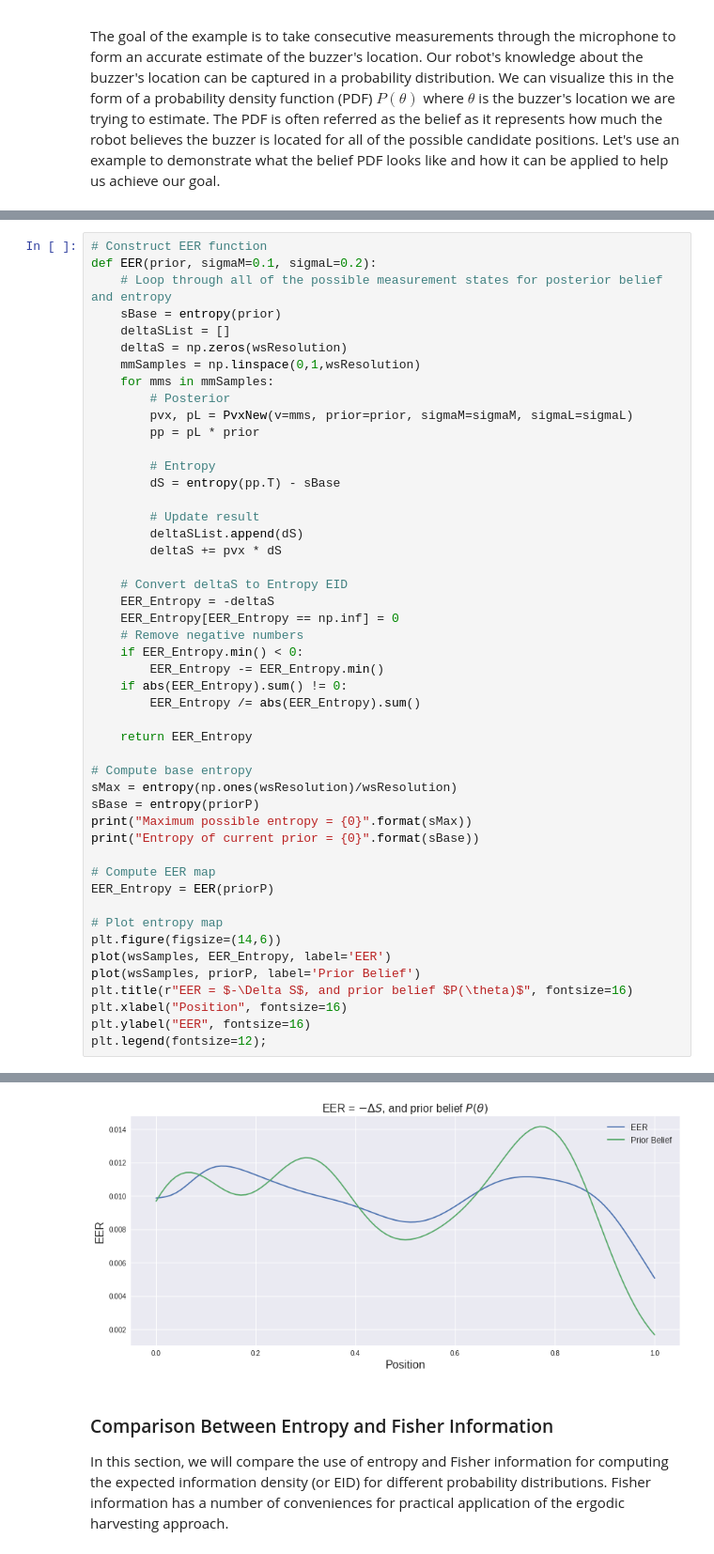
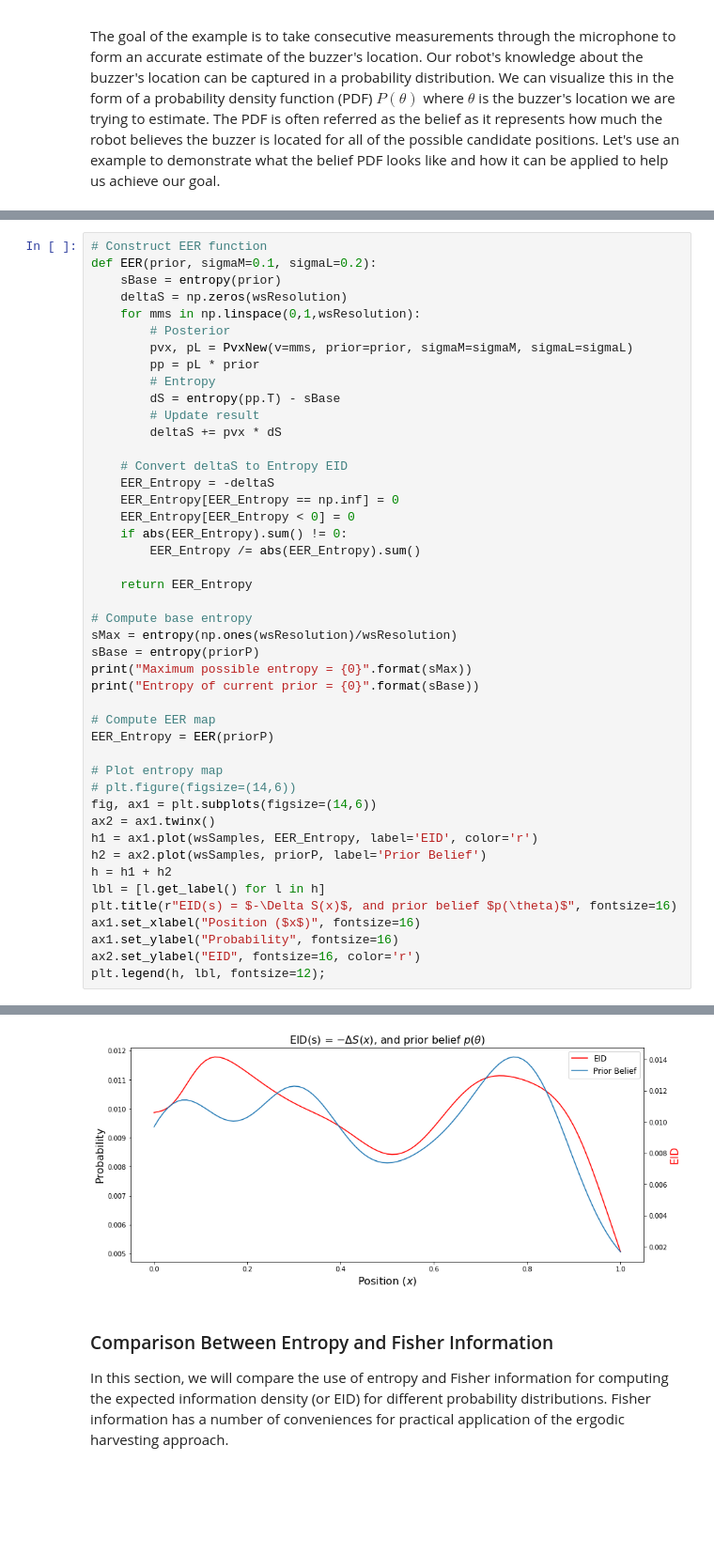
Before and after one commit to MacIver-Lab/Ergodic-Information-Harvesting, a Jupyter notebook: Tutorial/Ergodic_Information_Harvesting_Tutorial.ipynb, the cells around one changed output, grey strips where cells are left out. Shown: that part at 94% size. Saved outputs shown, nothing was run; the diff lists cells and outputs as text; blank space fills up the shorter version.

```diff
--- a/Tutorial/Ergodic_Information_Harvesting_Tutorial.ipynb
+++ b/Tutorial/Ergodic_Information_Harvesting_Tutorial.ipynb
@@ -375,55 +291,52 @@ $$
 # %%
 # Construct EER function
 def EER(prior, sigmaM=0.1, sigmaL=0.2):
-    # Loop through all of the possible measurement states for posterior belief and entropy
     sBase = entropy(prior)
-    deltaSList = []
     deltaS = np.zeros(wsResolution)
-    mmSamples = np.linspace(0,1,wsResolution)
-    for mms in mmSamples:
+    for mms in np.linspace(0,1,wsResolution):
         # Posterior
         pvx, pL = PvxNew(v=mms, prior=prior, sigmaM=sigmaM, sigmaL=sigmaL)
         pp = pL * prior
-
         # Entropy
         dS = entropy(pp.T) - sBase
-
         # Update result
-        deltaSList.append(dS)
         deltaS += pvx * dS
 
     # Convert deltaS to Entropy EID
     EER_Entropy = -deltaS
     EER_Entropy[EER_Entropy == np.inf] = 0
-    # Remove negative numbers
-    if EER_Entropy.min() < 0:
-        EER_Entropy -= EER_Entropy.min()
+    EER_Entropy[EER_Entropy < 0] = 0
     if abs(EER_Entropy).sum() != 0:
         EER_Entropy /= abs(EER_Entropy).sum()
 
     return EER_Entropy
 
 # Compute base entropy
 sMax = entropy(np.ones(wsResolution)/wsResolution)
 sBase = entropy(priorP)
 print("Maximum possible entropy = {0}".format(sMax))
 print("Entropy of current prior = {0}".format(sBase))
 
 # Compute EER map
 EER_Entropy = EER(priorP)
 
 # Plot entropy map
-plt.figure(figsize=(14,6))
-plot(wsSamples, EER_Entropy, label='EER')
-plot(wsSamples, priorP, label='Prior Belief')
-plt.title(r"EER = $-\Delta S$, and prior belief $P(\theta)$", fontsize=16)
-plt.xlabel("Position", fontsize=16)
-plt.ylabel("EER", fontsize=16)
-plt.legend(fontsize=12);
+# plt.figure(figsize=(14,6))
+fig, ax1 = plt.subplots(figsize=(14,6))
+ax2 = ax1.twinx()
+h1 = ax1.plot(wsSamples, EER_Entropy, label='EID', color='r')
+h2 = ax2.plot(wsSamples, priorP, label='Prior Belief')
+h = h1 + h2
+lbl = [l.get_label() for l in h]
+plt.title(r"EID(s) = $-\Delta S(x)$, and prior belief $p(\theta)$", fontsize=16)
+ax1.set_xlabel("Position ($x$)", fontsize=16)
+ax1.set_ylabel("Probability", fontsize=16)
+ax2.set_ylabel("EID", fontsize=16, color='r')
+plt.legend(h, lbl, fontsize=12);
 # %% [output]
 Maximum possible entropy = 4.6151205168412615
 Entropy of current prior = 4.570760331054973
-[figure, old version]
+[figure, new version]
 # %% [markdown]
 ### Comparison Between Entropy and Fisher Information
 In this section, we will compare the use of entropy and Fisher information for computing the expected information density (or EID) for different probability distributions. Fisher information has a number of conveniences for practical application of the ergodic harvesting approach.
```
Also changed, not shown: parts of 21 cells of this notebook.
